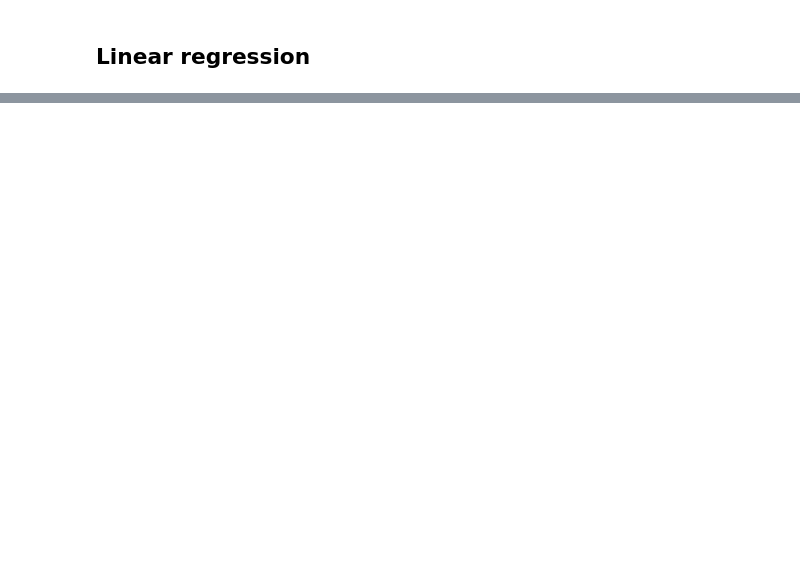
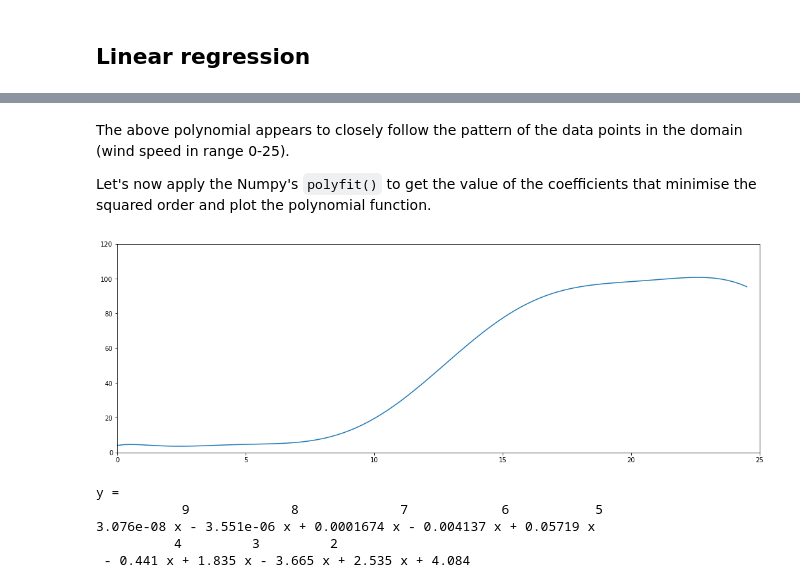
Before and after one commit to andkoc001/Machine-Learning-and-Statistics-Project, a Jupyter notebook: Powerproduction_ML.ipynb, the cells around one changed output, grey strips where cells are left out. Cells and saved outputs as stored; diff of their text form; code cells hidden in the pictures; blank space fills up the shorter version.

Commit message:
Polynomial plot and equation that approximates the data points added

```diff
--- a/Powerproduction_ML.ipynb
+++ b/Powerproduction_ML.ipynb
@@ -121,0 +198,36 @@ plt.show()
+# %% [markdown]
+The above polynomial appears to closely follow the pattern of the data points in the domain (wind speed in range 0-25).
+
+Let's now apply the Numpy's `polyfit()` to get the value of the coefficients that minimise the squared order and plot the polynomial function.
+# %%
+plt.rcParams['figure.figsize'] = [18, 6]
+# %%
+coeff = np.polyfit(df['speed'], df['power'], 9)
+#coeff
+
+#with warnings.catch_warnings():
+#    warnings.simplefilter('ignore', np.RankWarning)
+#    y = np.poly1d(coeff)
+
+
+x = np.linspace(0, 24.5, 101)
+
+yp = np.poly1d(coeff)
+xp = plt.plot(x, yp(x))
+
+plt.xlim(0,25)
+plt.ylim(0,120)
+
+
+plt.rcParams['figure.figsize'] = [18, 6]
+plt.show()
+
+print("y = ")
+print(yp)
+# %% [output]
+[figure, added]
+y =
+           9             8             7            6           5
+3.076e-08 x - 3.551e-06 x + 0.0001674 x - 0.004137 x + 0.05719 x
+          4         3         2
+ - 0.441 x + 1.835 x - 3.665 x + 2.535 x + 4.084
```
Also changed, not shown: parts of 16 cells of this notebook.
